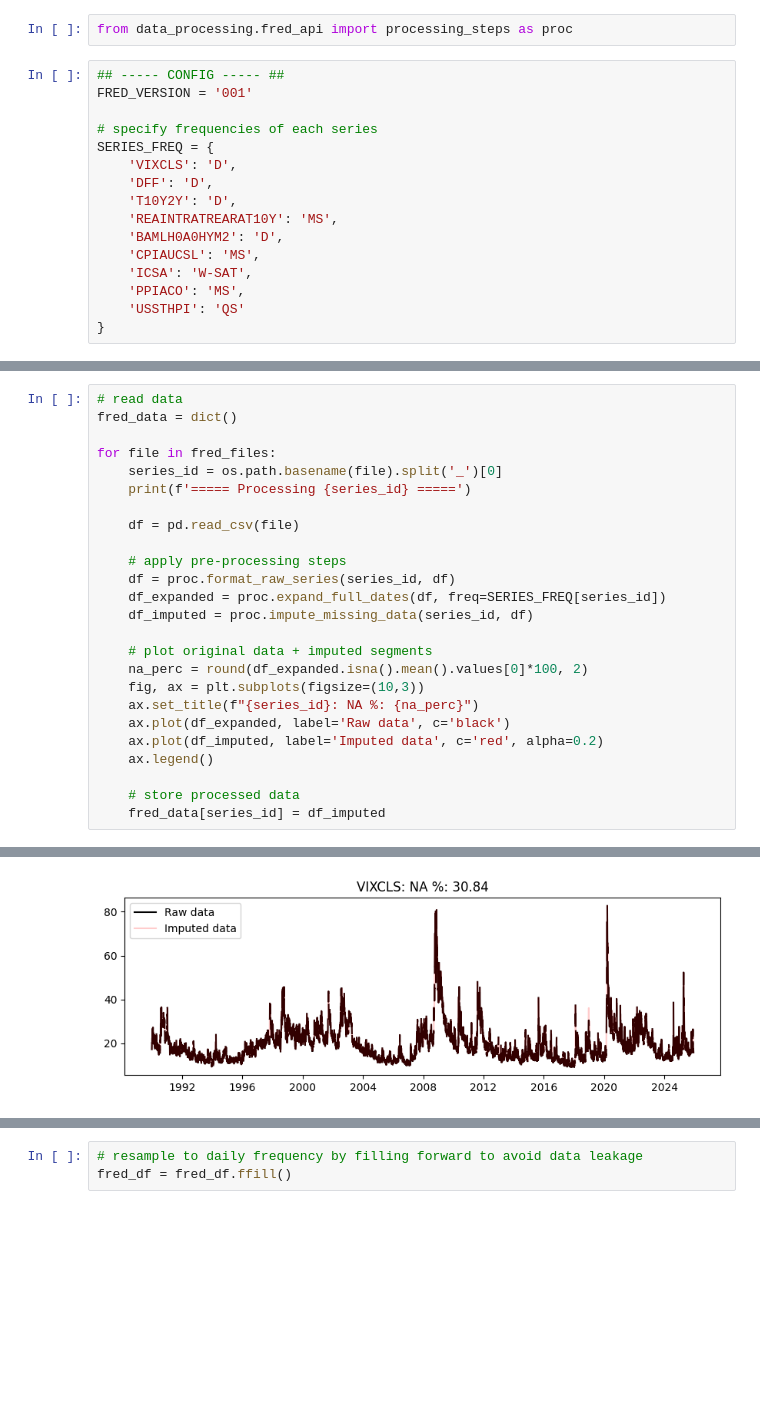
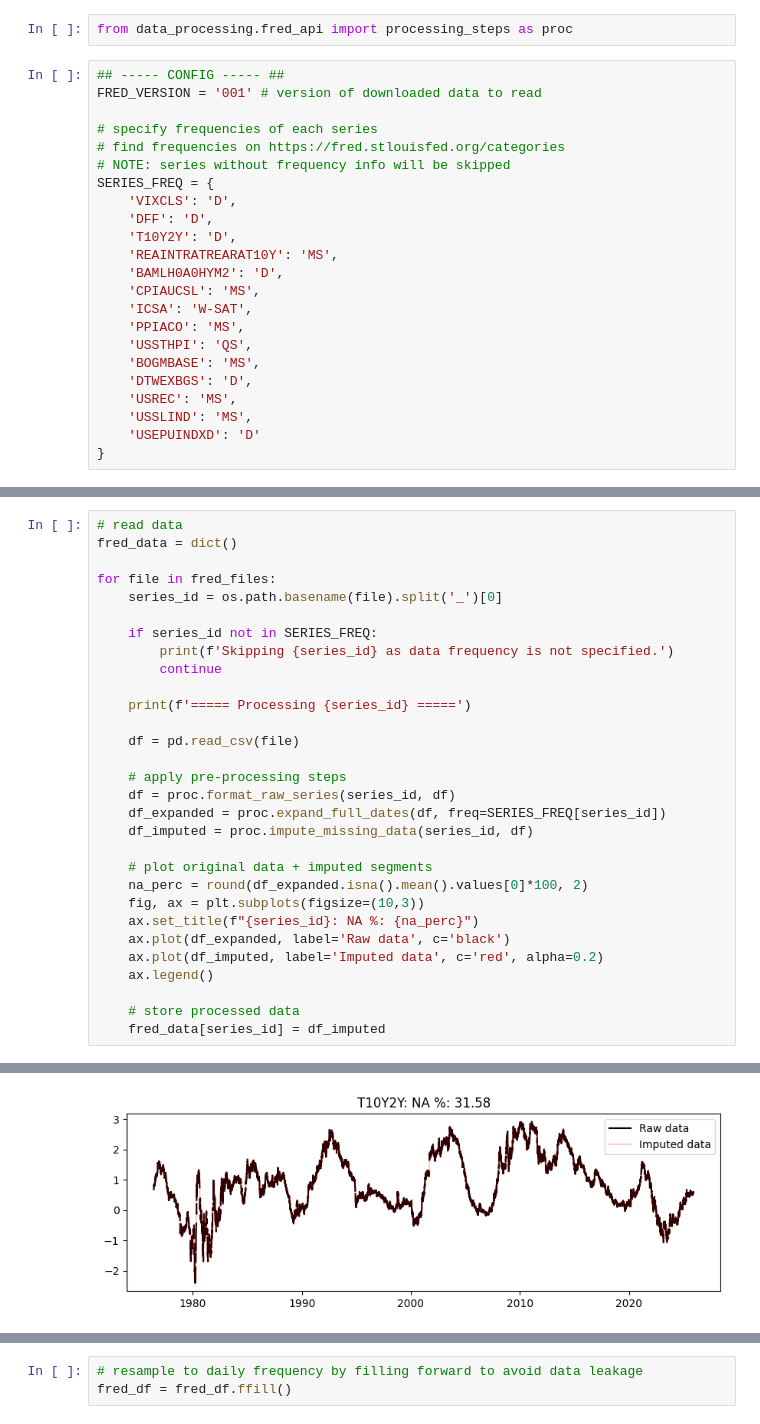
Before and after one commit to veeannzhang/reinforcement-learning-stock-trading-agent, a Jupyter notebook: notebooks/pipeline_02_data_preprocessing.ipynb, the cells around one changed output, grey strips where cells are left out. Saved outputs shown, nothing was run; the diff lists cells and outputs as text; blank space fills up the shorter version.

Commit message:
chore: Add code comments for clarity. Rerun pipeline stages on new data.

```diff
--- a/notebooks/pipeline_02_data_preprocessing.ipynb
+++ b/notebooks/pipeline_02_data_preprocessing.ipynb
@@ -35,9 +43,11 @@ WRITE_MODE = 'w' # 'x': do not overwrite
 from data_processing.fred_api import processing_steps as proc
 # %%
 ## ----- CONFIG ----- ##
-FRED_VERSION = '001'
+FRED_VERSION = '001' # version of downloaded data to read
 
 # specify frequencies of each series
+# find frequencies on https://fred.stlouisfed.org/categories
+# NOTE: series without frequency info will be skipped
 SERIES_FREQ = {
     'VIXCLS': 'D',
     'DFF': 'D',
@@ -47,6 +57,11 @@ SERIES_FREQ = {
     'CPIAUCSL': 'MS',
     'ICSA': 'W-SAT',
     'PPIACO': 'MS',
-    'USSTHPI': 'QS'
+    'USSTHPI': 'QS',
+    'BOGMBASE': 'MS',
+    'DTWEXBGS': 'D',
+    'USREC': 'MS',
+    'USSLIND': 'MS',
+    'USEPUINDXD': 'D'
 }
 # %%
@@ -62,6 +78,11 @@ fred_data = dict()
 
 for file in fred_files:
     series_id = os.path.basename(file).split('_')[0]
+
+    if series_id not in SERIES_FREQ:
+        print(f'Skipping {series_id} as data frequency is not specified.')
+        continue
+
     print(f'===== Processing {series_id} =====')
 
     df = pd.read_csv(file)
@@ -110 +131 @@ for file in fred_files:
-[figure, old version]
+[figure, new version]
```
Also changed, not shown: parts of 21 cells of this notebook, 3 other files.
